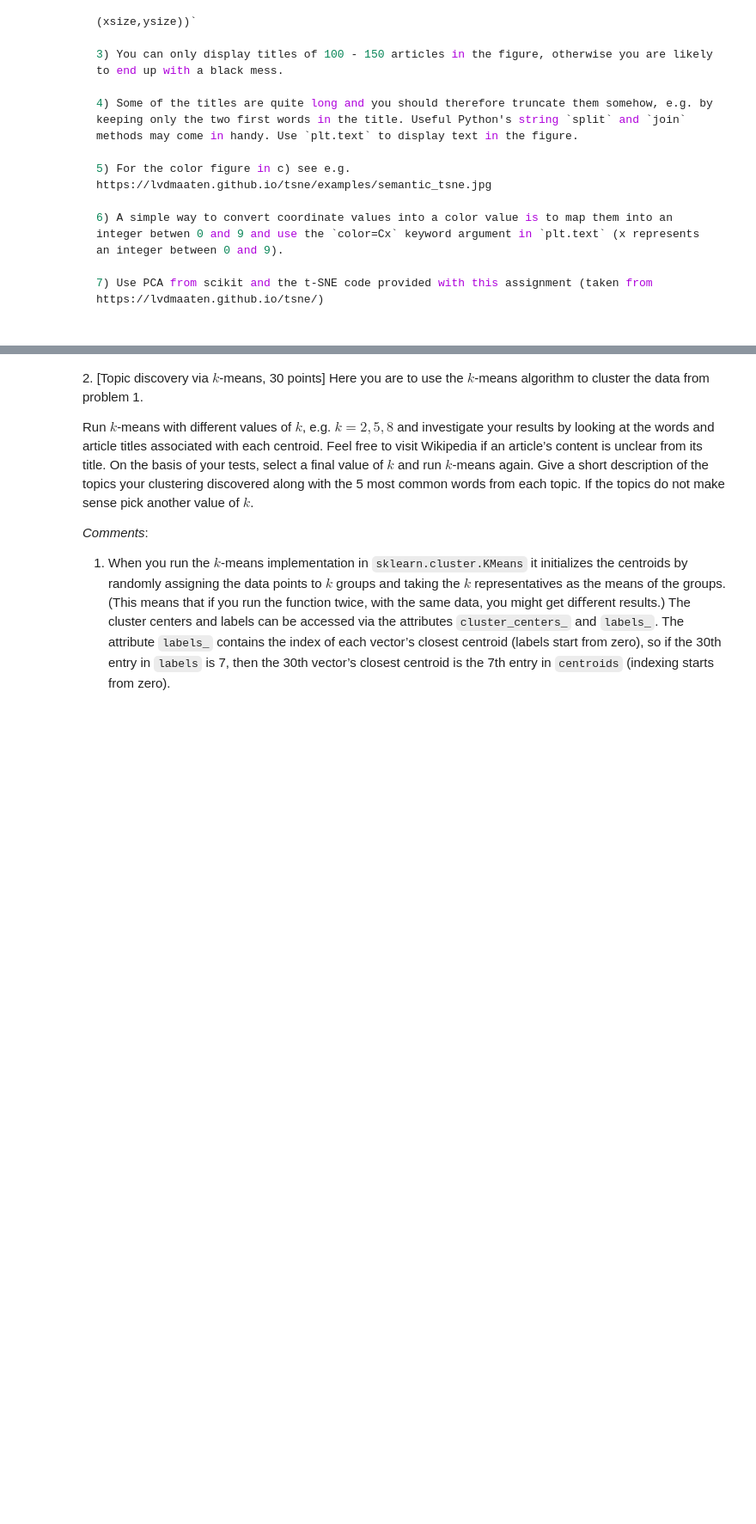
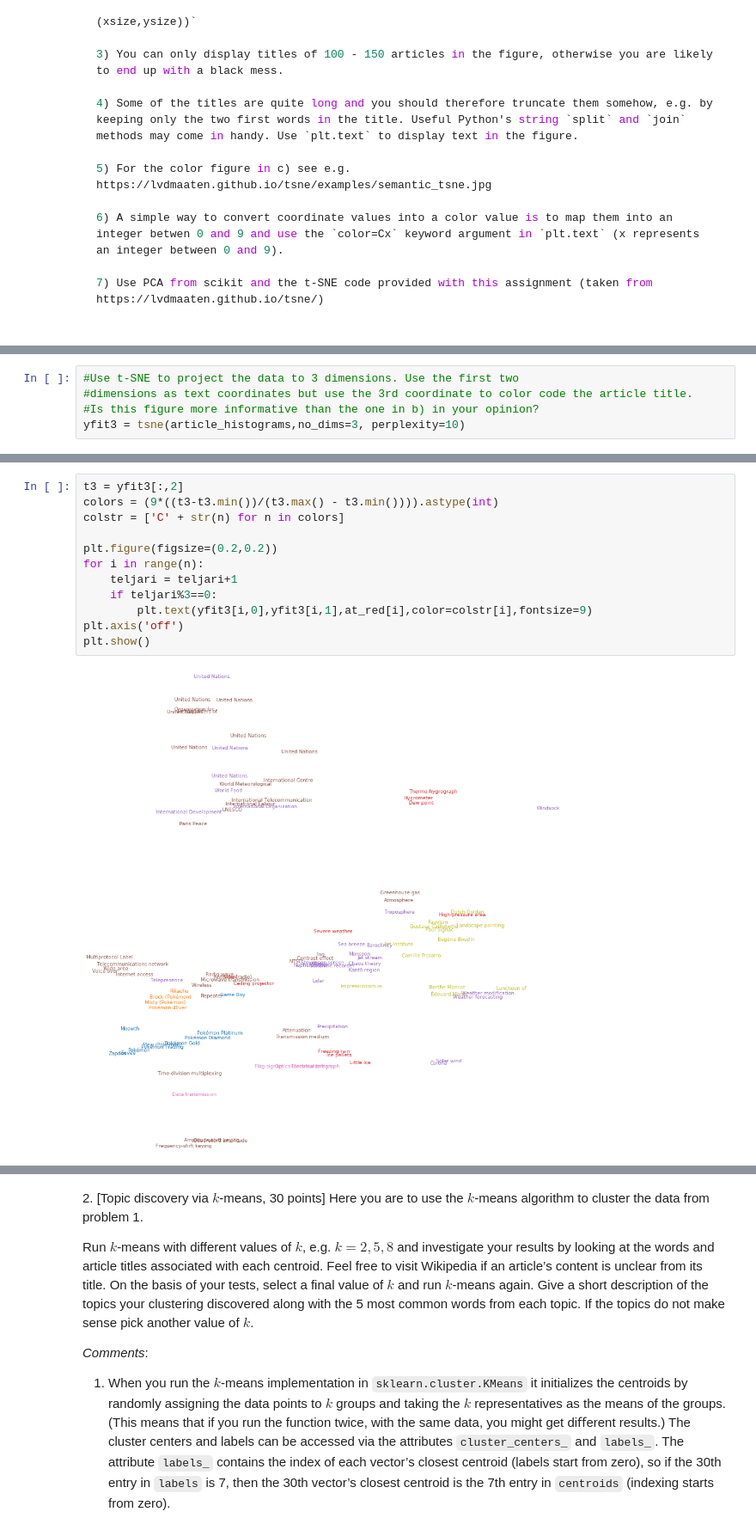
Before and after one commit to EmilGauti/Gervigreind-vor-2019, a Jupyter notebook: Homework 7/hw7.ipynb, the cells around one changed output, grey strips where cells are left out. Shown at 86% size. Cells and saved outputs as stored; diff of their text form; blank space fills up the shorter version.

```diff
--- a/Homework 7/hw7.ipynb
+++ b/Homework 7/hw7.ipynb
@@ -56,0 +105,5 @@ PCA(copy=True, iterated_power='auto', n_components=2, random_state=None,
+# %%
+#Use t-SNE to project the data to 3 dimensions. Use the first two
+#dimensions as text coordinates but use the 3rd coordinate to color code the article title.
+#Is this figure more informative than the one in b) in your opinion?
+yfit3 = tsne(article_histograms,no_dims=3, perplexity=10)
@@ -56,0 +125,14 @@ PCA(copy=True, iterated_power='auto', n_components=2, random_state=None,
+# %%
+t3 = yfit3[:,2]
+colors = (9*((t3-t3.min())/(t3.max() - t3.min()))).astype(int)
+colstr = ['C' + str(n) for n in colors]
+
+plt.figure(figsize=(0.2,0.2))
+for i in range(n):
+    teljari = teljari+1
+    if teljari%3==0:
+        plt.text(yfit3[i,0],yfit3[i,1],at_red[i],color=colstr[i],fontsize=9)
+plt.axis('off')
+plt.show()
+# %% [output]
+[figure, added]
```
Also changed, not shown: parts of 19 cells of this notebook, 11 other files.
